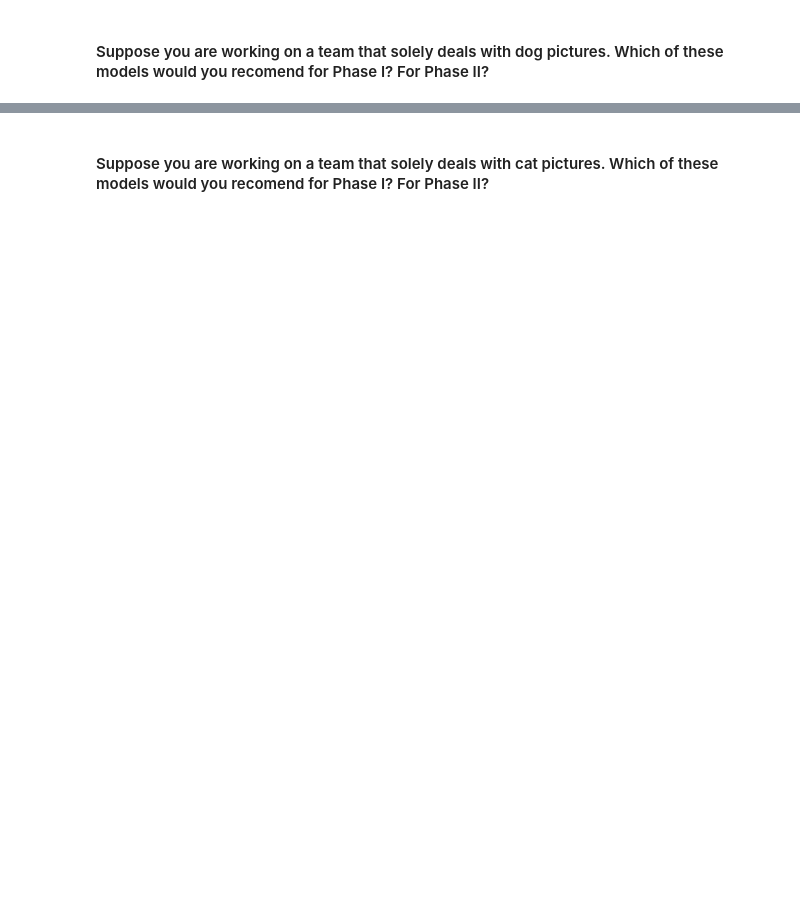
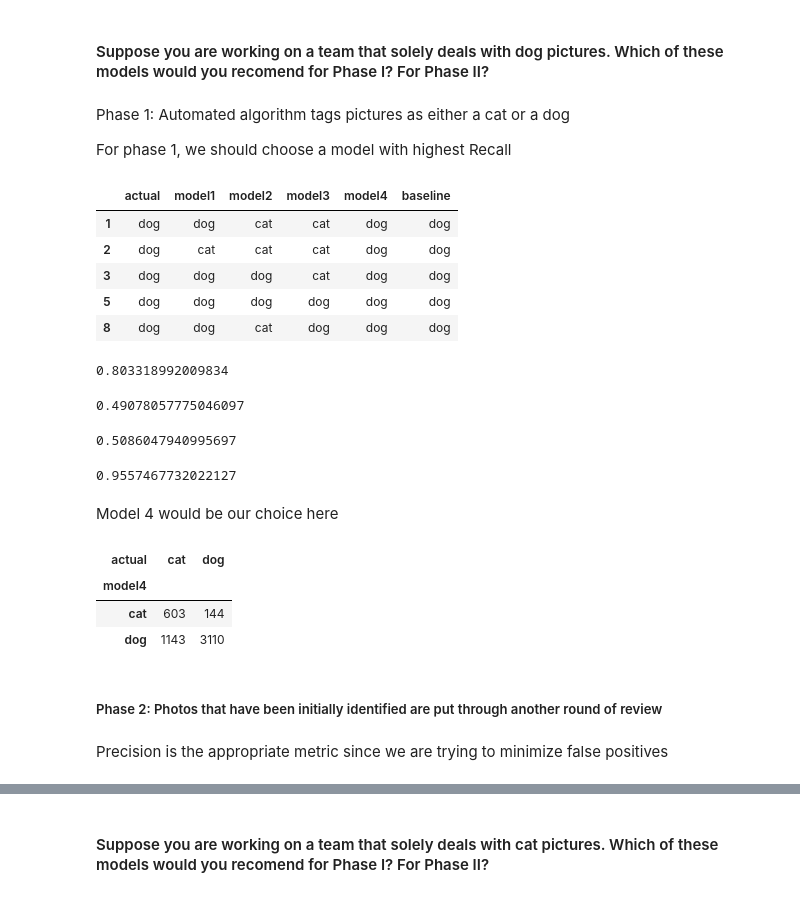
Before and after one commit to Joshua-C-Bryant/classification-exercises, a Jupyter notebook: model_evaluation.ipynb, the cells around one changed output, grey strips where cells are left out. Drawn from its saved outputs; the diff is of its cells as text; code cells hidden in the pictures; blank space fills up the shorter version.

```diff
--- a/model_evaluation.ipynb
+++ b/model_evaluation.ipynb
@@ -255,2 +281,50 @@ model1 and model4 have better accuracy than the baseline
 # %% [markdown]
 #### Suppose you are working on a team that solely deals with dog pictures. Which of these models would you recomend for Phase I? For Phase II?
+# %% [markdown]
+Phase 1: Automated algorithm tags pictures as either a cat or a dog
+
+For phase 1, we should choose a model with highest Recall
+# %%
+subset = df[df.actual == 'dog']
+subset.head()
+# %% [output]
+|  | actual | model1 | model2 | model3 | model4 | baseline |
+| 1 | dog | dog | cat | cat | dog | dog |
+| 2 | dog | cat | cat | cat | dog | dog |
+| 3 | dog | dog | dog | cat | dog | dog |
+| 5 | dog | dog | dog | dog | dog | dog |
+| 8 | dog | dog | cat | dog | dog | dog |
+# %%
+# Model 1 Recall
+(subset.actual == subset.model1).mean()
+# %% [output]
+0.803318992009834
+# %%
+# Model 2 Recall
+(subset.actual == subset.model2).mean()
+# %% [output]
+0.49078057775046097
+# %%
+# Model 3 Recall
+(subset.actual == subset.model3).mean()
+# %% [output]
+0.5086047940995697
+# %%
+# Model 4 Recall
+(subset.actual == subset.model4).mean()
+# %% [output]
+0.9557467732022127
+# %% [markdown]
+Model 4 would be our choice here
+# %%
+# Confusion Matrix for model 4
+pd.crosstab(df.model4, df.actual)
+# %% [output]
+| actual | cat | dog |
+| model4 |  |  |
+| cat | 603 | 144 |
+| dog | 1143 | 3110 |
+# %% [markdown]
+##### Phase 2: Photos that have been initially identified are put through another round of review
+# %% [markdown]
+Precision is the appropriate metric since we are trying to minimize false positives
```
Also changed, not shown: parts of 45 cells of this notebook.
